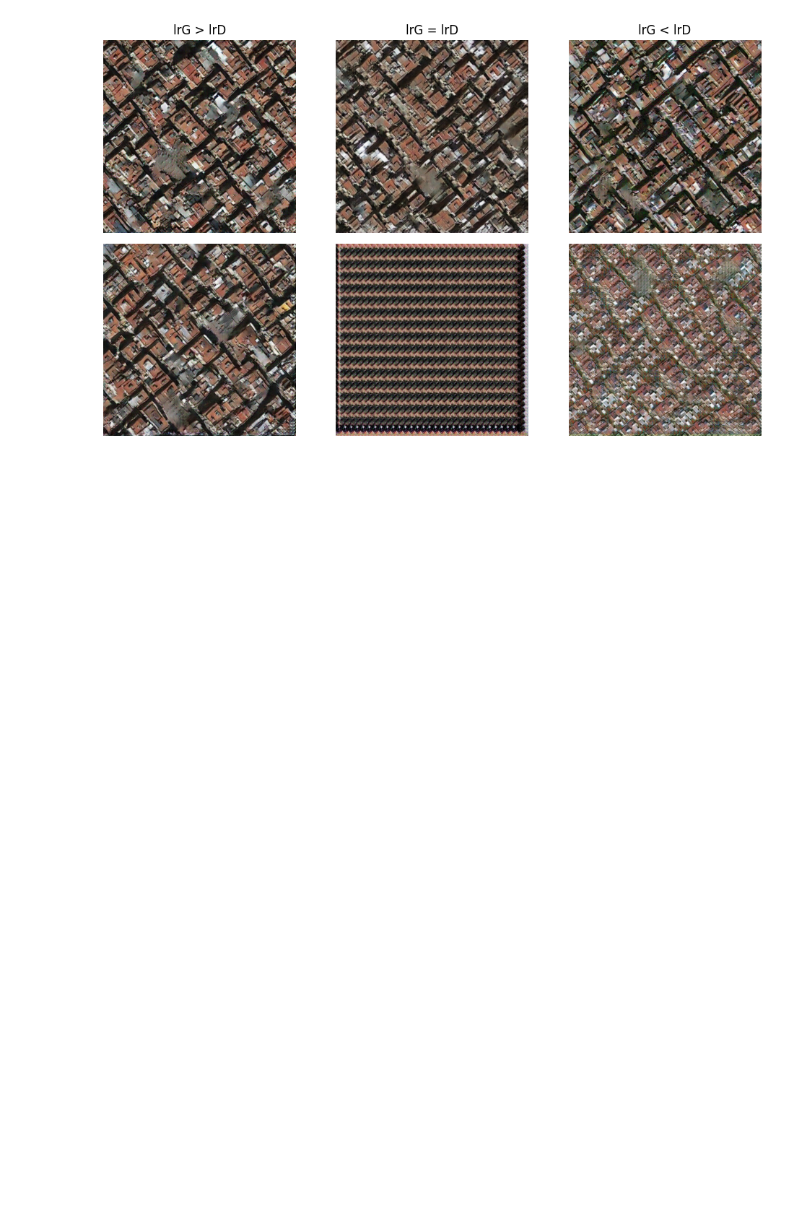
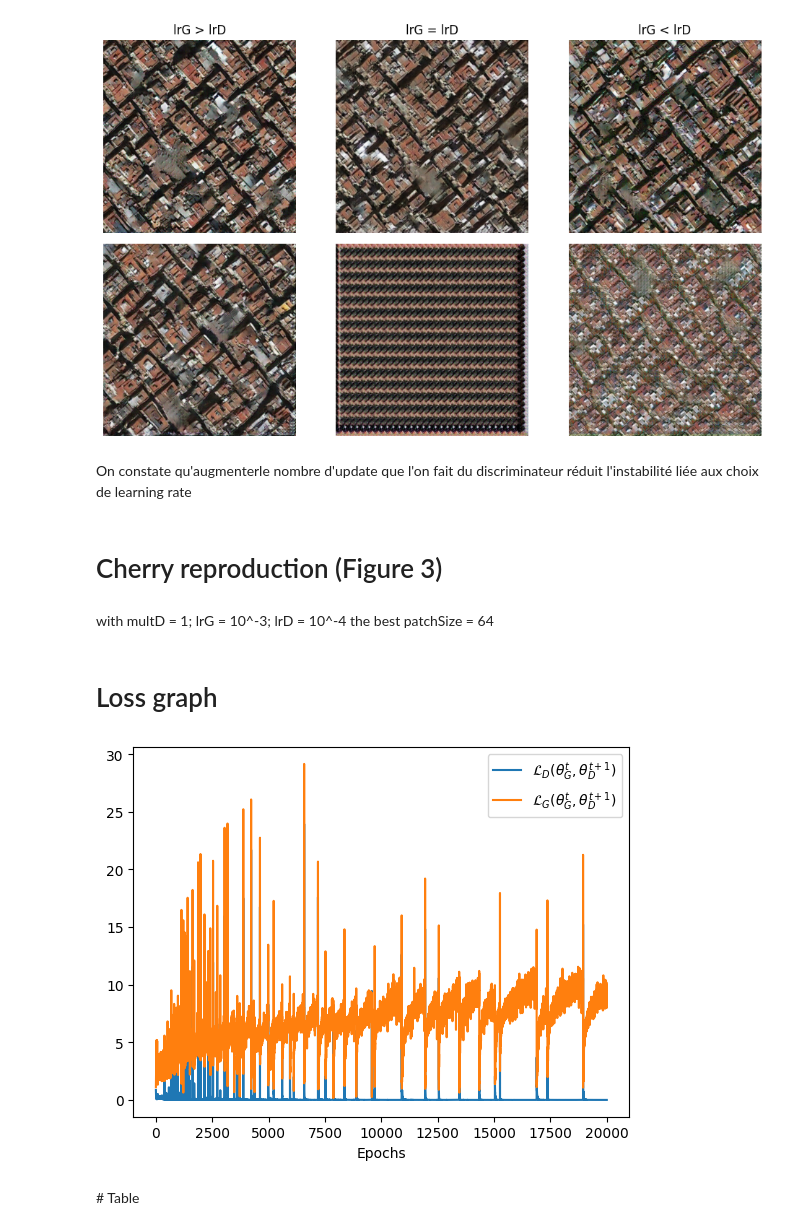
Before and after one commit to Tizmax/GANs-Textures-Generation, a Jupyter notebook: SGAN/IMG.ipynb, the cells around one changed output. Drawn from its saved outputs; the diff is of its cells as text; code cells hidden in the pictures; blank space fills up the shorter version.

```diff
--- a/SGAN/Test.ipynb
+++ b/SGAN/IMG.ipynb
@@ -40,2 +74,31 @@ plt.show()
 # %% [output]
 [figure]
+# %% [markdown]
+On constate qu'augmenterle nombre d'update que l'on fait du discriminateur réduit l'instabilité liée aux choix de learning rate
+# %% [markdown]
+# Cherry reproduction (Figure 3)
+# %% [markdown]
+with multD = 1; lrG = 10^-3; lrD = 10^-4 the best patchSize = 64
+# %% [markdown]
+# Loss graph
+# %%
+PATH = "../Textures/Generated/SGAN/cherry/"
+batch = "8f1c9715657b"
+
+with open(os.path.join(PATH + batch, 'losses.json'), 'r') as f:
+    data = json.load(f)
+
+dis_losses = data["dis"]
+gen_losses = data["gen"]
+
+plt.figure()
+plt.plot(dis_losses,label=r'$\mathcal{L}_D(\theta_G^{t}, \theta_D^{t+1})$')
+plt.plot(gen_losses,label=r'$\mathcal{L}_G(\theta_G^{t}, \theta_D^{t+1})$')
+plt.legend()
+plt.xlabel('Epochs')
+#plt.show()
+plt.savefig('loss.png')
+# %% [output]
+[figure, added]
+# %% [markdown]
+# Table
```
Also changed, not shown: parts of 7 cells of this notebook, 42 other files.
